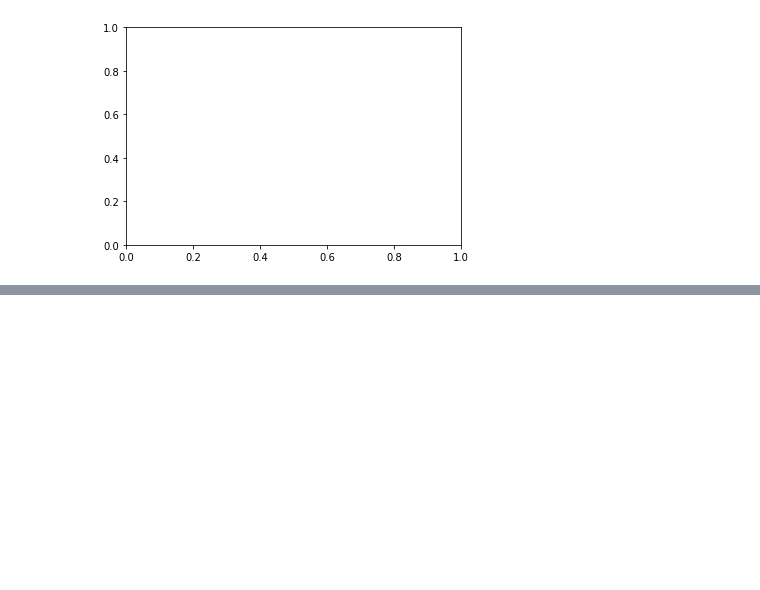
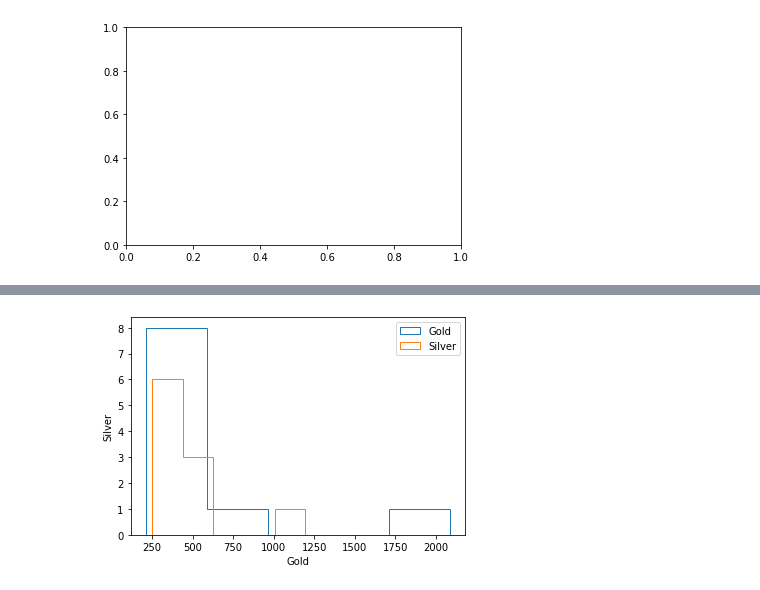
Before and after one commit to supertyagi/Data-Science-Work, a Jupyter notebook: Data Visualisation with matplotlib/notebook.ipynb, the cells around one changed output, grey strips where cells are left out. Saved outputs shown, nothing was run; the diff lists cells and outputs as text; code cells hidden in the pictures; blank space fills up the shorter version.

```diff
--- a/Data Visualisation with matplotlib/notebook.ipynb
+++ b/Data Visualisation with matplotlib/notebook.ipynb
@@ -159,0 +272,17 @@ fig, ax = plt.subplots()
+# %%
+fig, ax = plt.subplots()
+# Plot a histogram of "Weight" for mens_rowing
+ax.hist(medals['Gold'], bins =5, histtype = 'step', label = 'Gold')
+
+# Compare to histogram of "Weight" for mens_gymnastics
+ax.hist(medals['Silver'], bins =5, histtype = 'step', label = 'Silver')
+
+# Set the x-axis label to "Weight (kg)"
+ax.set_xlabel('Gold')
+
+# Set the y-axis label to "# of observations"
+ax.set_ylabel('Silver')
+ax.legend()
+plt.show()
+# %% [output]
+[figure, added]
```
Also changed, not shown: parts of 16 cells of this notebook.
